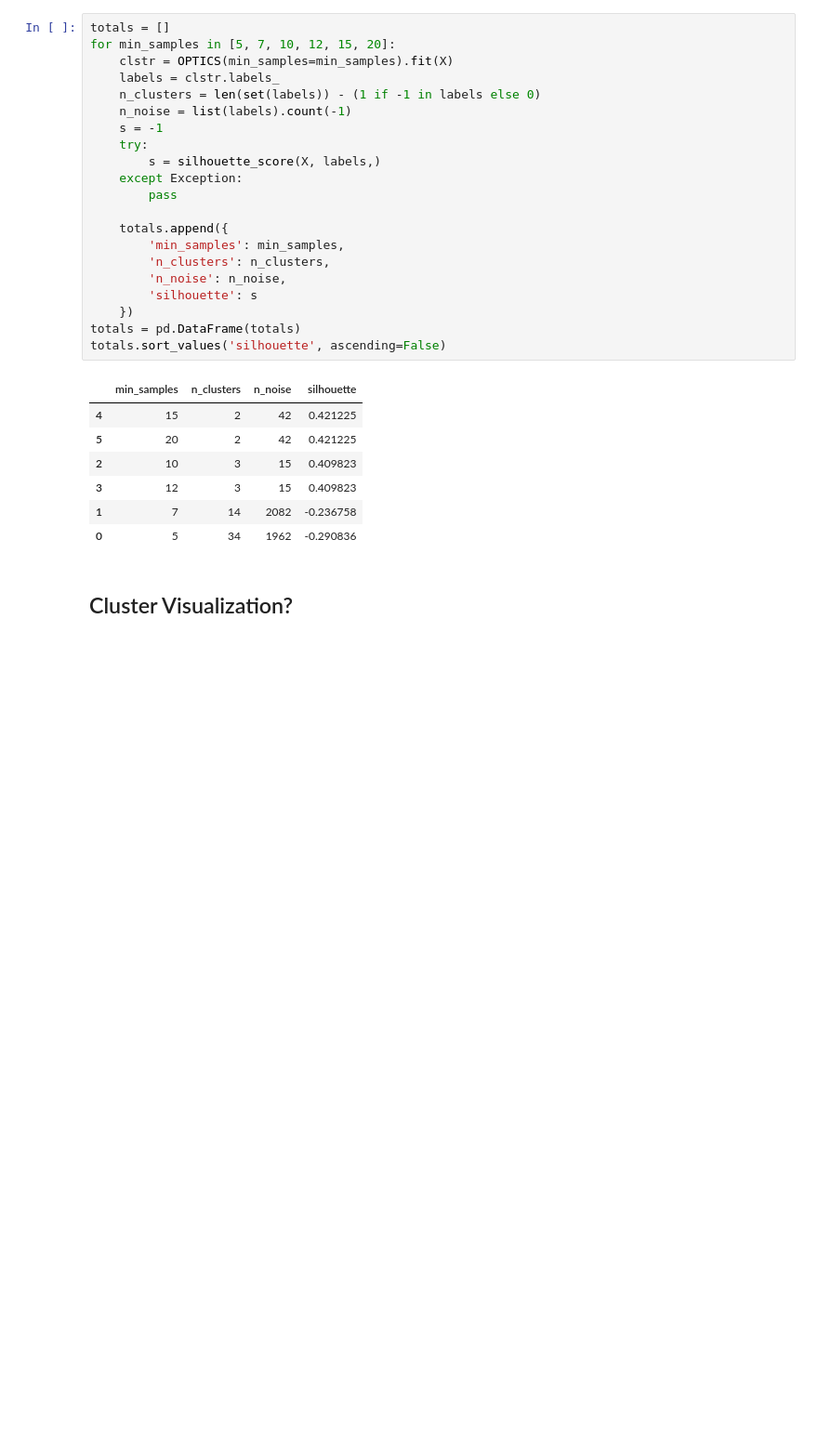
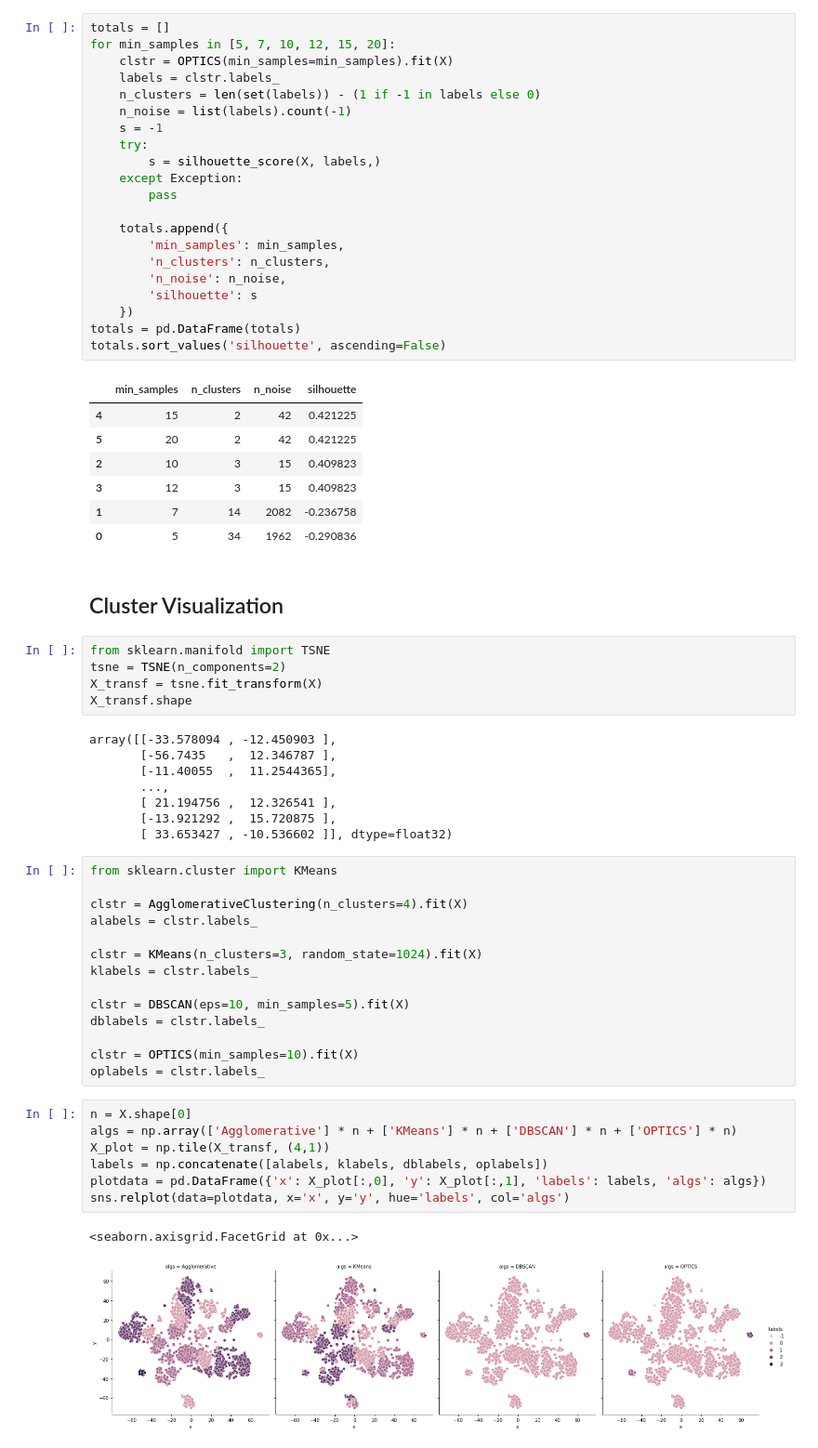
Before and after one commit to BBenicio/customer-personality, a Jupyter notebook: customer_personality.ipynb, the cells around one changed output. Shown at 93% size. Drawn from its saved outputs; the diff is of its cells as text; blank space fills up the shorter version.

Commit message:
add cluster visualization

```diff
--- a/customer_personality.ipynb
+++ b/customer_personality.ipynb
@@ -637,4 +644,41 @@ totals.sort_values('silhouette', ascending=False)
 | 1 | 7 | 14 | 2082 | -0.236758 |
 | 0 | 5 | 34 | 1962 | -0.290836 |
 # %% [markdown]
-## Cluster Visualization?
+## Cluster Visualization
+# %%
+from sklearn.manifold import TSNE
+tsne = TSNE(n_components=2)
+X_transf = tsne.fit_transform(X)
+X_transf.shape
+# %% [output]
+array([[-33.578094 , -12.450903 ],
+       [-56.7435   ,  12.346787 ],
+       [-11.40055  ,  11.2544365],
+       ...,
+       [ 21.194756 ,  12.326541 ],
+       [-13.921292 ,  15.720875 ],
+       [ 33.653427 , -10.536602 ]], dtype=float32)
+# %%
+from sklearn.cluster import KMeans
+
+clstr = AgglomerativeClustering(n_clusters=4).fit(X)
+alabels = clstr.labels_
+
+clstr = KMeans(n_clusters=3, random_state=1024).fit(X)
+klabels = clstr.labels_
+
+clstr = DBSCAN(eps=10, min_samples=5).fit(X)
+dblabels = clstr.labels_
+
+clstr = OPTICS(min_samples=10).fit(X)
+oplabels = clstr.labels_
+# %%
+n = X.shape[0]
+algs = np.array(['Agglomerative'] * n + ['KMeans'] * n + ['DBSCAN'] * n + ['OPTICS'] * n)
+X_plot = np.tile(X_transf, (4,1))
+labels = np.concatenate([alabels, klabels, dblabels, oplabels])
+plotdata = pd.DataFrame({'x': X_plot[:,0], 'y': X_plot[:,1], 'labels': labels, 'algs': algs})
+sns.relplot(data=plotdata, x='x', y='y', hue='labels', col='algs')
+# %% [output]
+<seaborn.axisgrid.FacetGrid at 0x...>
+[figure, added]
```
Also changed, not shown: parts of 2 cells of this notebook.
